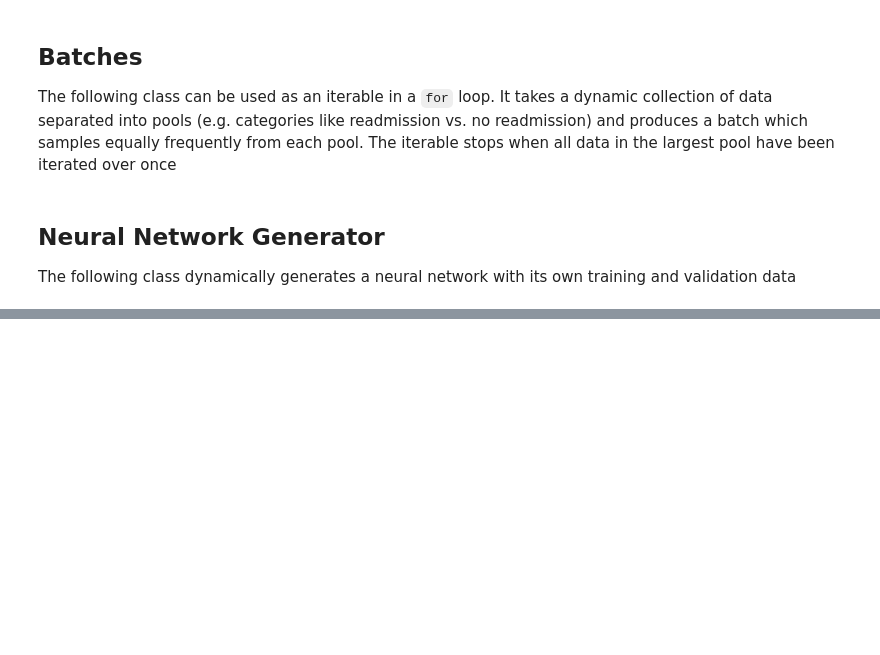
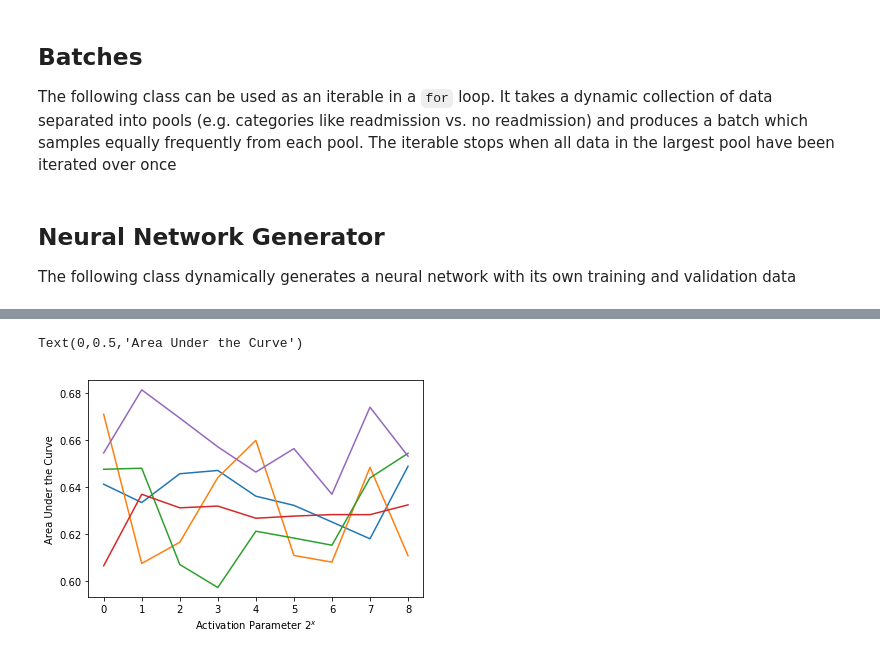
Before and after one commit to dwinkelman0/NeuralRules, a Jupyter notebook: 130-US Hospitals Diabetes Activation.ipynb, the cells around one changed output, grey strips where cells are left out. Drawn from its saved outputs; the diff is of its cells as text; code cells hidden in the pictures; blank space fills up the shorter version.

Commit message:
Analysis on activation steepening

```diff
--- a/130-US Hospitals Diabetes Activation.ipynb
+++ b/130-US Hospitals Diabetes Activation.ipynb
@@ -403,10 +405,11 @@ class NeuralNetwork:
         return "Layers: {}; Output Categories: {}; Dropout: {}; Batch Size: {}".format(
             self.layer_sizes, self.output_categories, self.dropout, self.batch_size)
 # %%
-nn = NeuralNetwork(**{
-    "df": df_training.copy(),
-    "df_validation": df_valid.copy(),
-    "layer_sizes": (70, 20),
-    "output_categories": "three",
-    "dropout": 0.1,
-    "batch_size": 64})
+def newNeuralNetwork():
+    return NeuralNetwork(**{
+        "df": df_training.copy(),
+        "df_validation": df_valid.copy(),
+        "layer_sizes": (70, 20),
+        "output_categories": "rapid",
+        "dropout": 0.1,
+        "batch_size": 64})
@@ -425,5 +415,0 @@ nn.classifier.layers
-# %%
-for i in range(5):
-    nn.train(3)
-    nn.steepen()
-nn.train(10)
@@ -452,0 +420,11 @@ nn.activation_param
+# %%
+output = []
+for trial in range(5):
+    nn = newNeuralNetwork()
+    trial_batch = []
+    for i in range(9):
+        training_data = nn.train(8)
+        params = [layer.get_weights() for layer in nn.classifier.layers if type(layer) == tf.keras.layers.Dense]
+        trial_batch.append((training_data, params))
+        nn.steepen()
+    output.append(trial_batch)
@@ -452,0 +464,11 @@ nn.activation_param
+# %%
+auc = [[act[0].history["val_auc"][-1] for act in trial] for trial in output]
+acc = [[act[0].history["val_acc"][-1] for act in trial] for trial in output]
+# %%
+for series in auc:
+    plt.plot(series)
+plt.xlabel("Activation Parameter $2^x$")
+plt.ylabel("Area Under the Curve")
+# %% [output]
+Text(0,0.5,'Area Under the Curve')
+[figure, added]
```
Also changed, not shown: parts of 17 cells of this notebook, 1 other file.
